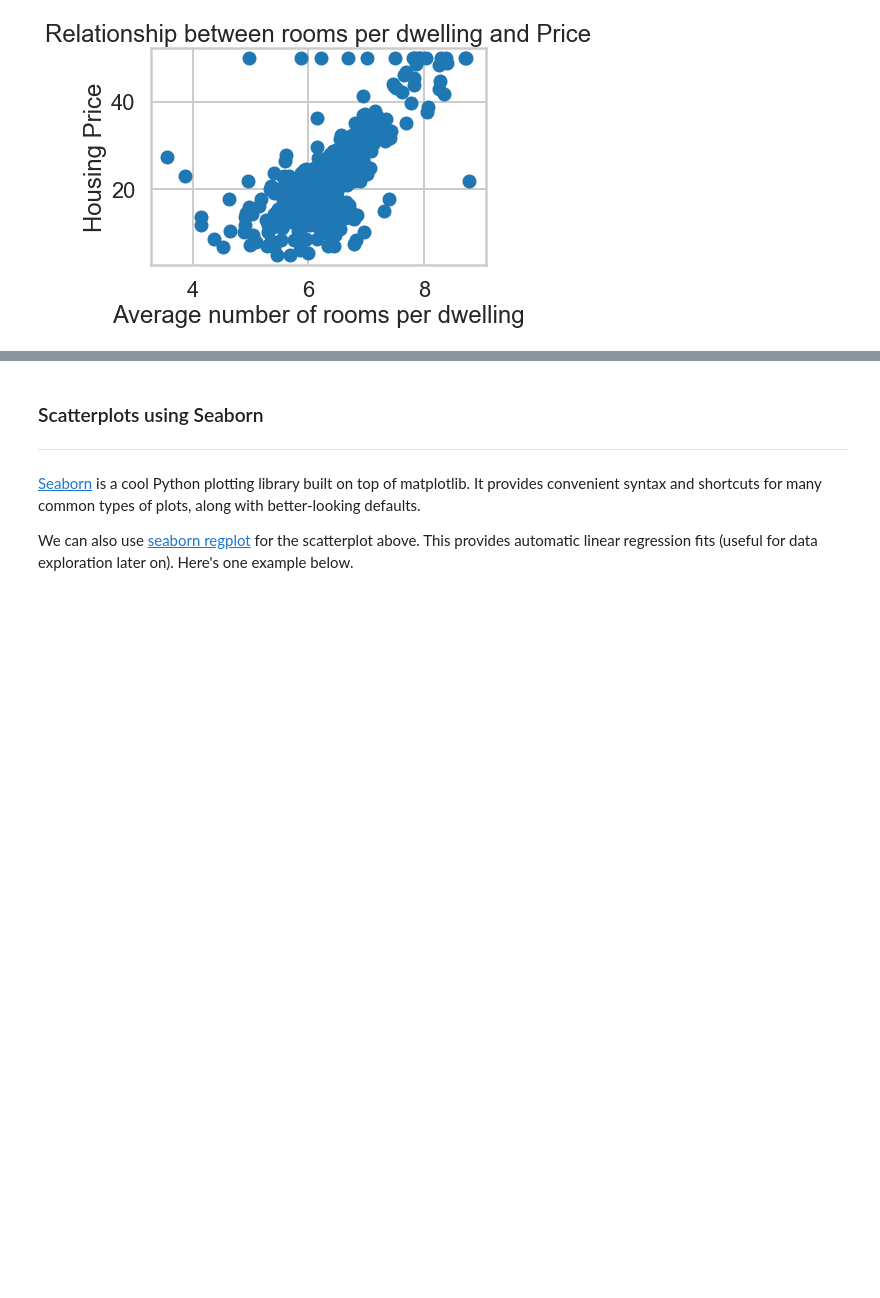
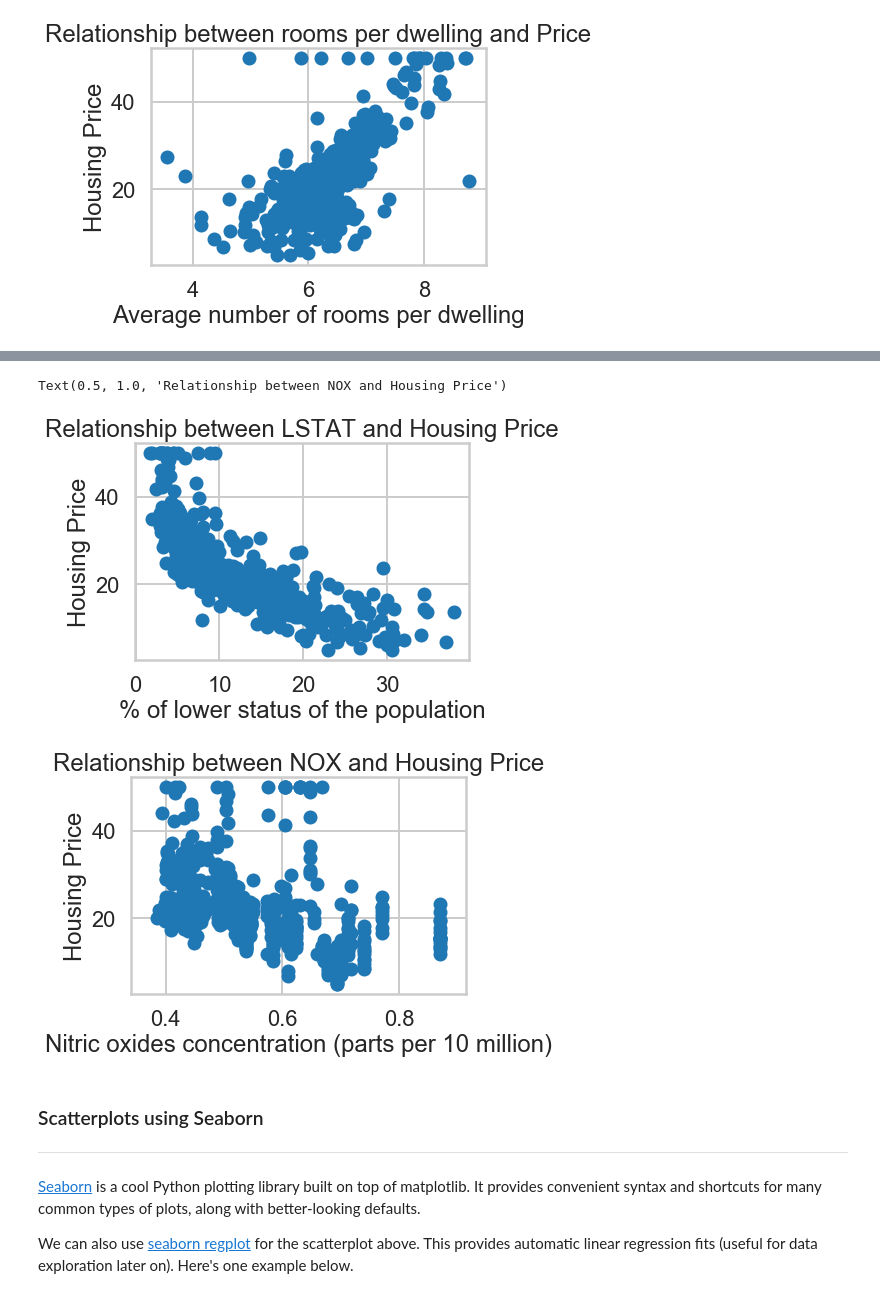
Before and after one commit to EmmS21/Springboard-DSC, a Jupyter notebook: Machine Learning Exercises/linear_regression/Mini_Project_Linear_Regression.ipynb, the cells around one changed output, grey strips where cells are left out. Drawn from its saved outputs; the diff is of its cells as text; code cells hidden in the pictures; blank space fills up the shorter version.

```diff
--- a/Machine Learning Exercises/linear_regression/Mini_Project_Linear_Regression.ipynb
+++ b/Machine Learning Exercises/linear_regression/Mini_Project_Linear_Regression.ipynb
@@ -317,3 +320,18 @@ plt.ylabel('Housing Price')
+# %%
+# your turn: create some other scatter plots
+plt.scatter(bos.LSTAT,bos.PRICE)
+plt.xlabel('% of lower status of the population')
+plt.ylabel('Housing Price')
+plt.title('Relationship between LSTAT and Housing Price')
+plt.figure()
+plt.scatter(bos.NOX,bos.PRICE)
+plt.xlabel('Nitric oxides concentration (parts per 10 million)')
+plt.ylabel('Housing Price')
+plt.title('Relationship between NOX and Housing Price')
+# %% [output]
+Text(0.5, 1.0, 'Relationship between NOX and Housing Price')
+[figure, added]
+[figure, added]
 # %% [markdown]
 ### Scatterplots using Seaborn
 ***
```
Also changed, not shown: parts of 58 cells of this notebook, 1 other file.
